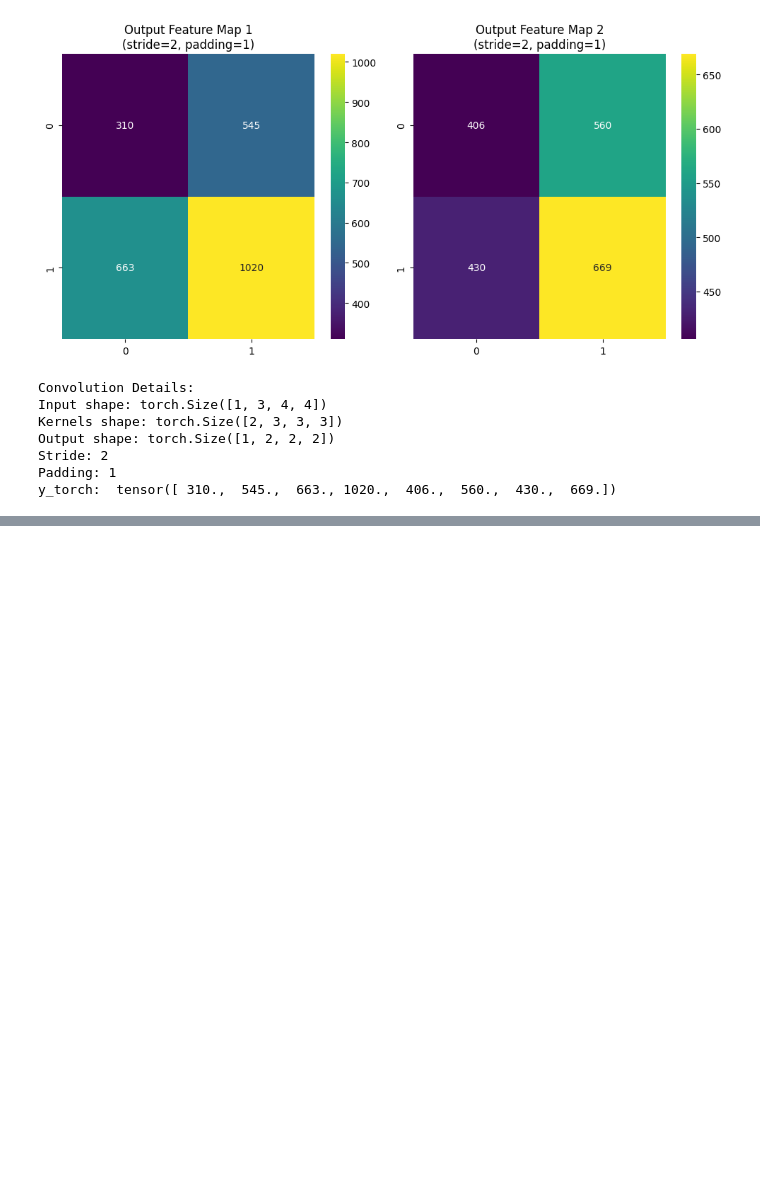
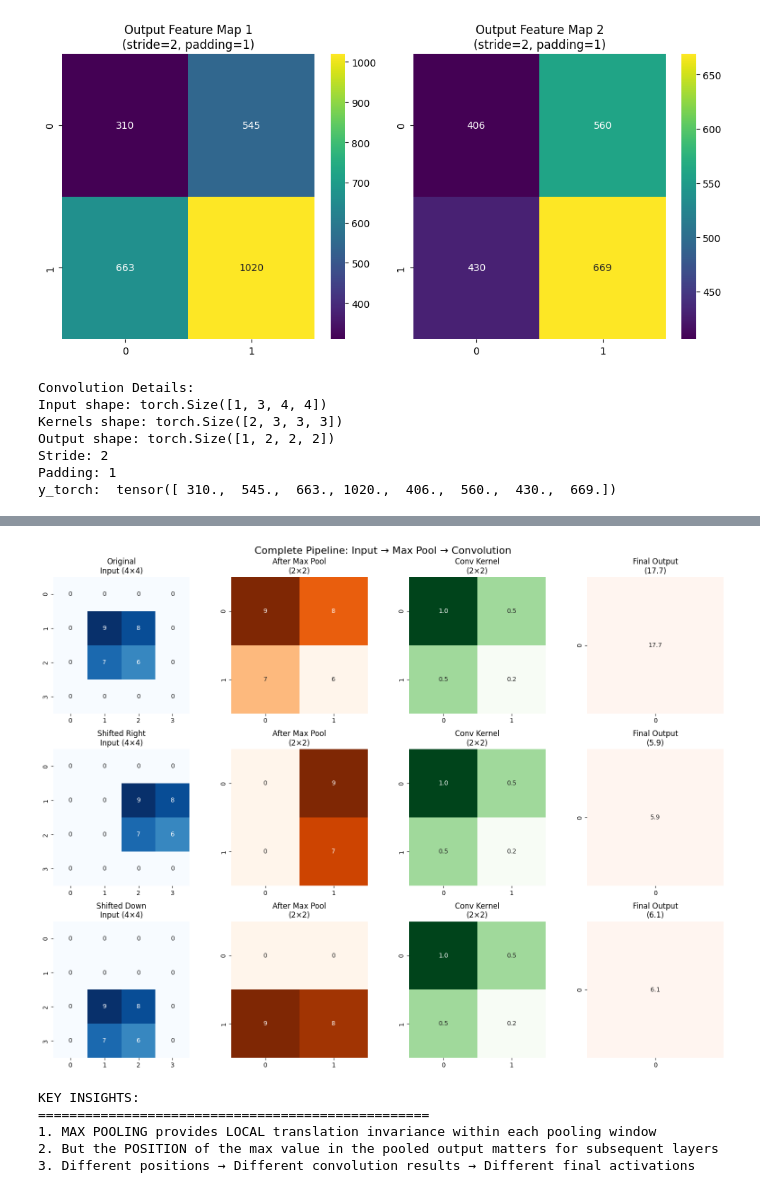
Before and after one commit to chrisjob1021/model-examples, a Jupyter notebook: cnn/toy_cnn.ipynb, the cells around one changed output, grey strips where cells are left out. Saved outputs shown, nothing was run; the diff lists cells and outputs as text; code cells hidden in the pictures; blank space fills up the shorter version.

```diff
--- a/cnn/toy_cnn.ipynb
+++ b/cnn/toy_cnn.ipynb
@@ -451,0 +693,70 @@ y_torch:  tensor([ 310.,  545.,  663., 1020.,  406.,  560.,  430.,  669.])
+# %%
+from prelu_cnn import ManualConv2d
+
+# Use our three pooled outputs from the previous example
+patterns = [pattern_original, pattern_shifted_right, pattern_shifted_down]
+pattern_names = ["Original", "Shifted Right", "Shifted Down"]
+maxpool_layer = ManualMaxPool2d(kernel_size=2, stride=2)
+
+# Create a simple 2x2 convolution kernel that will show the difference
+conv_layer = ManualConv2d(in_channels=1, out_channels=1, kernel_size=2, padding=0)
+
+# Set a specific kernel to make the effect clear
+with torch.no_grad():
+    conv_layer.weight.data = torch.tensor([[[[1.0, 0.5],
+                                            [0.5, 0.2]]]])
+    conv_layer.bias.data = torch.tensor([0.0])
+
+
+pooled_outputs = []
+conv_outputs = []
+
+for i, (pattern, name) in enumerate(zip(patterns, pattern_names)):
+    # Apply max pooling
+    pooled = maxpool_layer(pattern)
+    pooled_outputs.append(pooled)
+
+    # Apply convolution to the pooled output
+    conv_output = conv_layer(pooled)
+    conv_outputs.append(conv_output)
+
+# Visualize the complete pipeline
+fig, axes = plt.subplots(3, 4, figsize=(16, 12))
+fig.suptitle('Complete Pipeline: Input → Max Pool → Convolution', fontsize=16)
+
+for i, (pattern, pooled, conv_out, name) in enumerate(zip(patterns, pooled_outputs, conv_outputs, pattern_names)):
+    # Original input
+    sns.heatmap(pattern[0, 0].detach().numpy(), annot=True, cmap='Blues', fmt='.0f',
+                ax=axes[i, 0], cbar=False, square=True)
+    axes[i, 0].set_title(f'{name}\nInput (4×4)')
+
+    # After max pooling
+    sns.heatmap(pooled[0, 0].detach().numpy(), annot=True, cmap='Oranges', fmt='.0f',
+                ax=axes[i, 1], cbar=False, square=True)
+    axes[i, 1].set_title(f'After Max Pool\n(2×2)')
+
+    # Convolution kernel (same for all)
+    sns.heatmap(conv_layer.weight[0, 0].detach().numpy(), annot=True, cmap='Greens', fmt='.1f',
+                ax=axes[i, 2], cbar=False, square=True)
+    axes[i, 2].set_title('Conv Kernel\n(2×2)')
+
+    # Final output
+    sns.heatmap(conv_out[0, 0].detach().numpy(), annot=True, cmap='Reds', fmt='.1f',
+                ax=axes[i, 3], cbar=False, square=True)
+    axes[i, 3].set_title(f'Final Output\n({conv_out[0, 0, 0, 0].item():.1f})')
+
+plt.tight_layout()
+plt.show()
+
+print("KEY INSIGHTS:")
+print("="*50)
+print("1. MAX POOLING provides LOCAL translation invariance within each pooling window")
+print("2. But the POSITION of the max value in the pooled output matters for subsequent layers")
+print("3. Different positions → Different convolution results → Different final activations")
+# %% [output]
+[figure, added]
+KEY INSIGHTS:
+==================================================
+1. MAX POOLING provides LOCAL translation invariance within each pooling window
+2. But the POSITION of the max value in the pooled output matters for subsequent layers
+3. Different positions → Different convolution results → Different final activations
```
Also changed, not shown: parts of 3 cells of this notebook, 1 other file.
